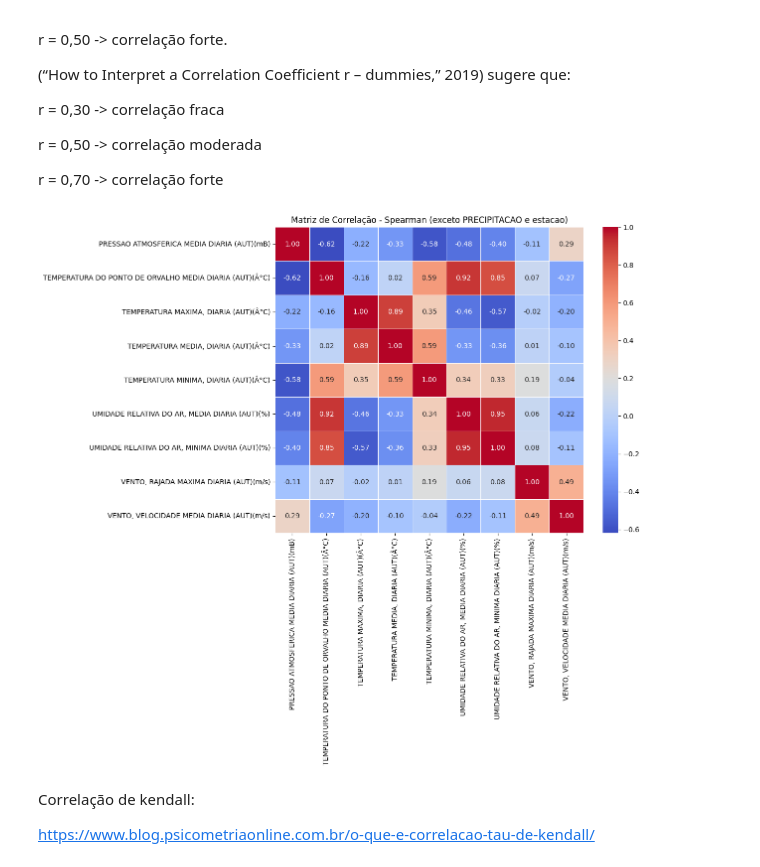
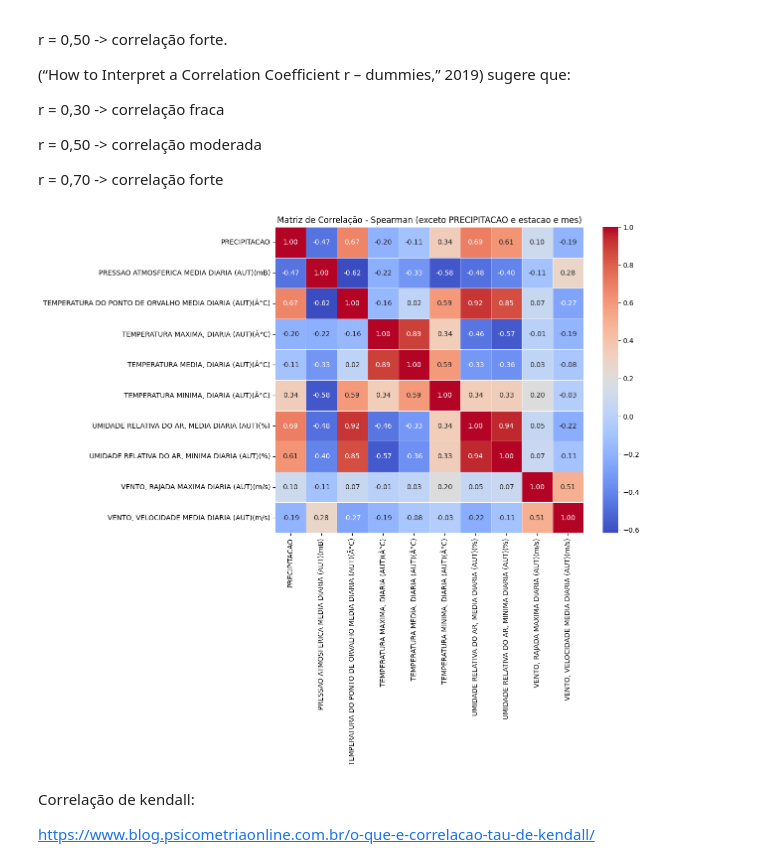
Before and after one commit to hyskoniho/classificacao-brasilia, a Jupyter notebook: Classificacao_brasilia.ipynb, the cells around one changed output. Drawn from its saved outputs; the diff is of its cells as text; code cells hidden in the pictures.

```diff
--- a/Classificacao_brasilia.ipynb
+++ b/Classificacao_brasilia.ipynb
@@ -127,8 +127,38 @@ def estacao_ano(mes, dia):
     else:
         return 'Verão'
 
+def meses_ano(mes):
+    match mes:
+        case 1:
+            return 'Janeiro'
+        case 2:
+            return 'Fevereiro'
+        case 3:
+            return 'Março'
+        case 4:
+            return 'Abril'
+        case 5:
+            return 'Maio'
+        case 6:
+            return 'Junho'
+        case 7:
+            return 'Julho'
+        case 8:
+            return 'Agosto'
+        case 9:
+            return 'Setembro'
+        case 10:
+            return 'Outubro'
+        case 11:
+            return 'Novembro'
+        case 12:
+            return 'Dezembro'
+
 # Aplicar a função estacao_ano para determinar a estação do ano de cada data
 df['estacao'] = df.apply(lambda row: estacao_ano(row['mes'], row['dia']), axis=1)
+
+# Aplicar a função meses_ano para determinar o mês de cada data
+df['mes'] = df['mes'].apply(meses_ano)
 # %%
 df
 # %% [output]
@@ -147,7 +177,7 @@ df
 6542 rows × 14 columns
 # %%
 # Excluindo a ultimas colunas que não serão utilizadas
-df = df.drop(['Data Medicao','mes','dia'], axis=1)
+df = df.drop(['Data Medicao','dia'], axis=1)
 # %%
 df
 # %% [output]
@@ -242,5 +275,5 @@ df
 # %%
-z_scores = df.drop(['PRECIPITACAO','estacao'], axis=1)
+z_scores = df.drop(['PRECIPITACAO','estacao','mes'], axis=1)
 # %%
 z_scores
 # %% [output]
@@ -414,7 +461,7 @@ print(min(z_scores_df['PRESSAO ATMOSFERICA MEDIA DIARIA (AUT)(mB)']))
 # %% [markdown]
 ## Removendo os outlier dos dataframes originais com base nos indices encontrados
 # %%
-df = df.loc[indices_dentro_intervalo]
+df = df.drop(indices_fora_intervalo)
 df
 # %% [output]
 |  | PRECIPITACAO | PRESSAO ATMOSFERICA MEDIA DIARIA ... | TEMPERATURA DO PONTO DE ORVALHO M... | TEMPERATURA MAXIMA, DIARIA (AUT)(... | TEMPERATURA MEDIA, DIARIA (AUT)(Â°C) | ... |
@@ -714,18 +767,21 @@ r = 0,50 -> correlação moderada
 r = 0,70 -> correlação forte
 # %%
 # Remover as colunas 'PRECIPITACAO' e 'estacao' do DataFrame
-df_subset = df.drop(columns=['PRECIPITACAO', 'estacao'])
+df_subset = df.drop(columns=['estacao','mes'])
+
+# Transformando valores numéricos em categorias
+df_subset['PRECIPITACAO'] = np.where(df['PRECIPITACAO'] == 'CHOVE', '1', '0')
 
 # Calcular a correlação de Spearman
 correlation_matrix_spearman = df_subset.corr(method='spearman')
 
 # Visualização da matriz de correlação de Spearman
 plt.figure(figsize=(10, 8))
 sns.heatmap(correlation_matrix_spearman, annot=True, cmap='coolwarm', fmt=".2f", linewidths=0.5)
-plt.title('Matriz de Correlação - Spearman (exceto PRECIPITACAO e estacao)')
+plt.title('Matriz de Correlação - Spearman (exceto PRECIPITACAO e estacao e mes)')
 plt.show()
 # %% [output]
-[figure, old version]
+[figure, new version]
 # %% [markdown]
 Correlação de kendall:
 
```
Also changed, not shown: parts of 19 cells of this notebook.
